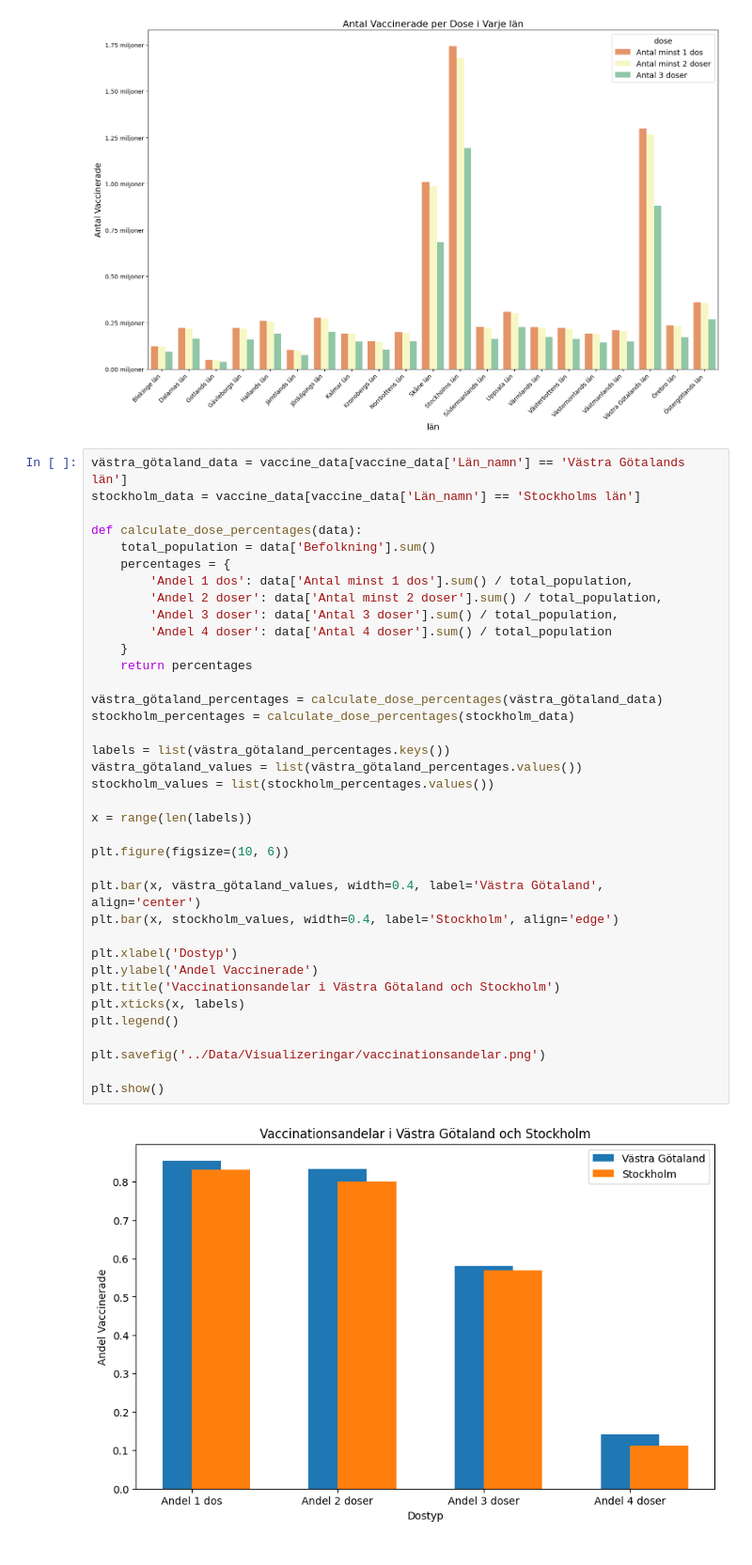
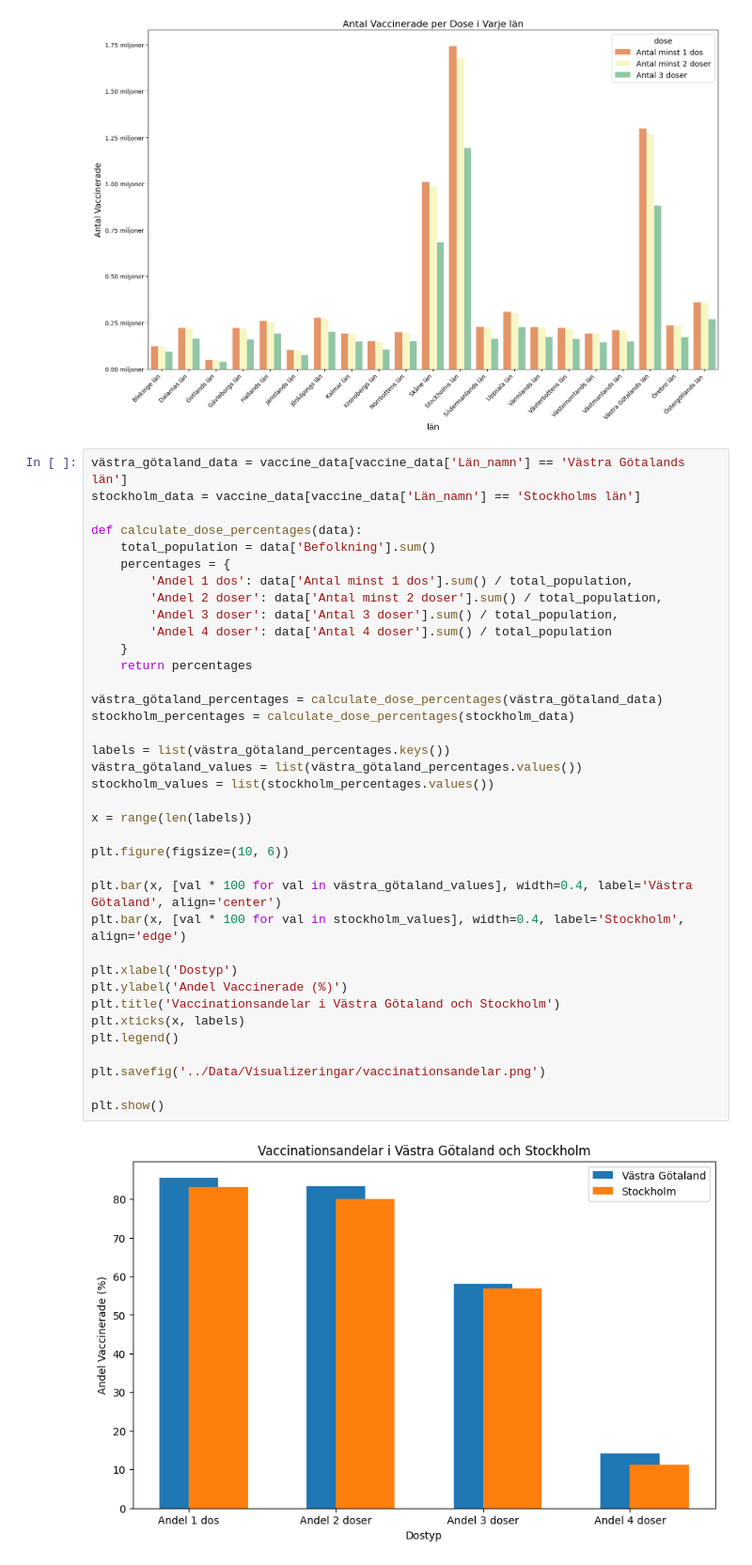
Before and after one commit to Kevinthulin/Lab1-Data-Behandling, a Jupyter notebook: Lab1/Vaccinationer.ipynb, the cells around one changed output. Shown at 94% size. Drawn from its saved outputs; the diff is of its cells as text.

Commit message:
changed from decimal to real % values

```diff
--- a/Lab1/Vaccinationer.ipynb
+++ b/Lab1/Vaccinationer.ipynb
@@ -139,34 +139,34 @@ def calculate_dose_percentages(data):
     total_population = data['Befolkning'].sum()
     percentages = {
         'Andel 1 dos': data['Antal minst 1 dos'].sum() / total_population,
         'Andel 2 doser': data['Antal minst 2 doser'].sum() / total_population,
         'Andel 3 doser': data['Antal 3 doser'].sum() / total_population,
         'Andel 4 doser': data['Antal 4 doser'].sum() / total_population
     }
     return percentages
 
 västra_götaland_percentages = calculate_dose_percentages(västra_götaland_data)
 stockholm_percentages = calculate_dose_percentages(stockholm_data)
 
 labels = list(västra_götaland_percentages.keys())
 västra_götaland_values = list(västra_götaland_percentages.values())
 stockholm_values = list(stockholm_percentages.values())
 
 x = range(len(labels))
 
 plt.figure(figsize=(10, 6))
 
-plt.bar(x, västra_götaland_values, width=0.4, label='Västra Götaland', align='center')
-plt.bar(x, stockholm_values, width=0.4, label='Stockholm', align='edge')
+plt.bar(x, [val * 100 for val in västra_götaland_values], width=0.4, label='Västra Götaland', align='center')
+plt.bar(x, [val * 100 for val in stockholm_values], width=0.4, label='Stockholm', align='edge')
 
 plt.xlabel('Dostyp')
-plt.ylabel('Andel Vaccinerade')
+plt.ylabel('Andel Vaccinerade (%)')
 plt.title('Vaccinationsandelar i Västra Götaland och Stockholm')
 plt.xticks(x, labels)
 plt.legend()
 
 plt.savefig('../Data/Visualizeringar/vaccinationsandelar.png')
 
 plt.show()
 # %% [output]
-[figure, old version]
+[figure, new version]
```
Also changed, not shown: 1 other file.
